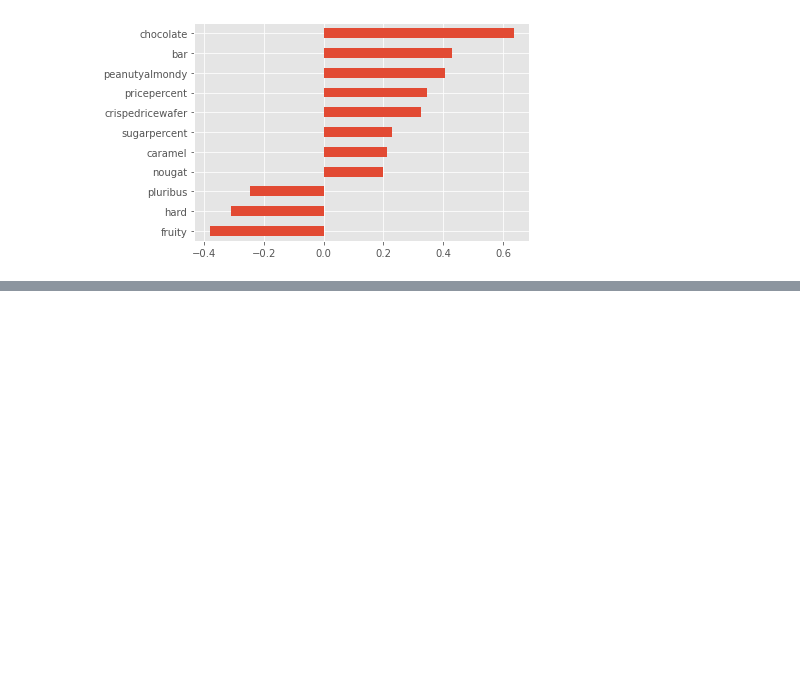
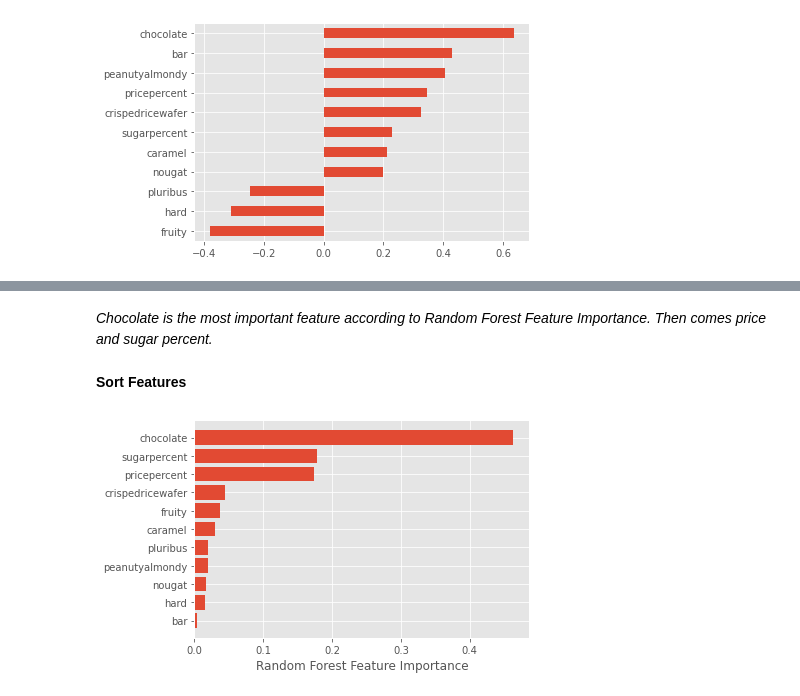
Before and after one commit to smeteo/Candy-Power-Ranking, a Jupyter notebook: Candy_Power_Ranking.ipynb, the cells around one changed output, grey strips where cells are left out. Drawn from its saved outputs; the diff is of its cells as text; code cells hidden in the pictures; blank space fills up the shorter version.

```diff
--- a/Candy_Power_Ranking.ipynb
+++ b/Candy_Power_Ranking.ipynb
@@ -91,0 +121,10 @@ df.corr()['winpercent'].sort_values()[:-1].plot.barh()
+# %% [markdown]
+_Chocolate is the most important feature according to Random Forest Feature Importance. Then comes price and sugar percent._
+# %% [markdown]
+**Sort Features**
+# %%
+sorted_idx = rf.feature_importances_.argsort()
+plt.barh(X_train.columns[sorted_idx], rf.feature_importances_[sorted_idx])
+plt.xlabel("Random Forest Feature Importance");
+# %% [output]
+[figure, added]
```
Also changed, not shown: parts of 8 cells of this notebook.
